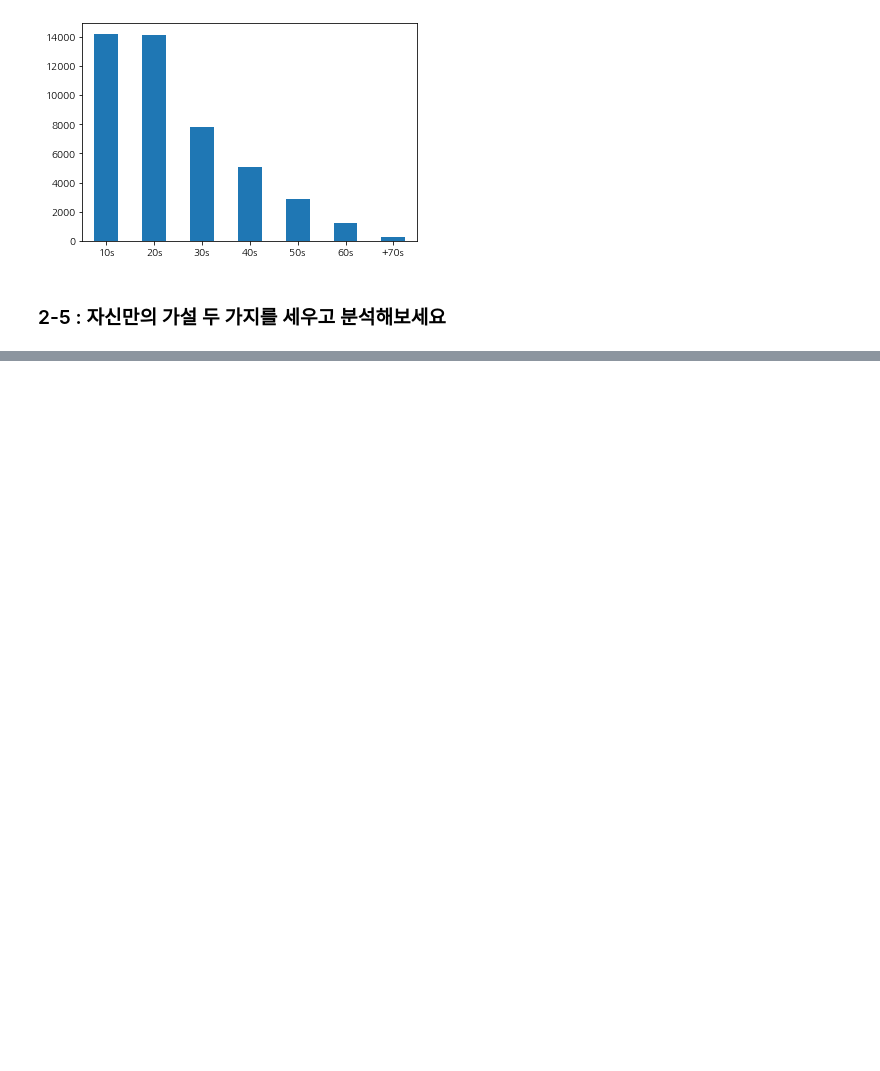
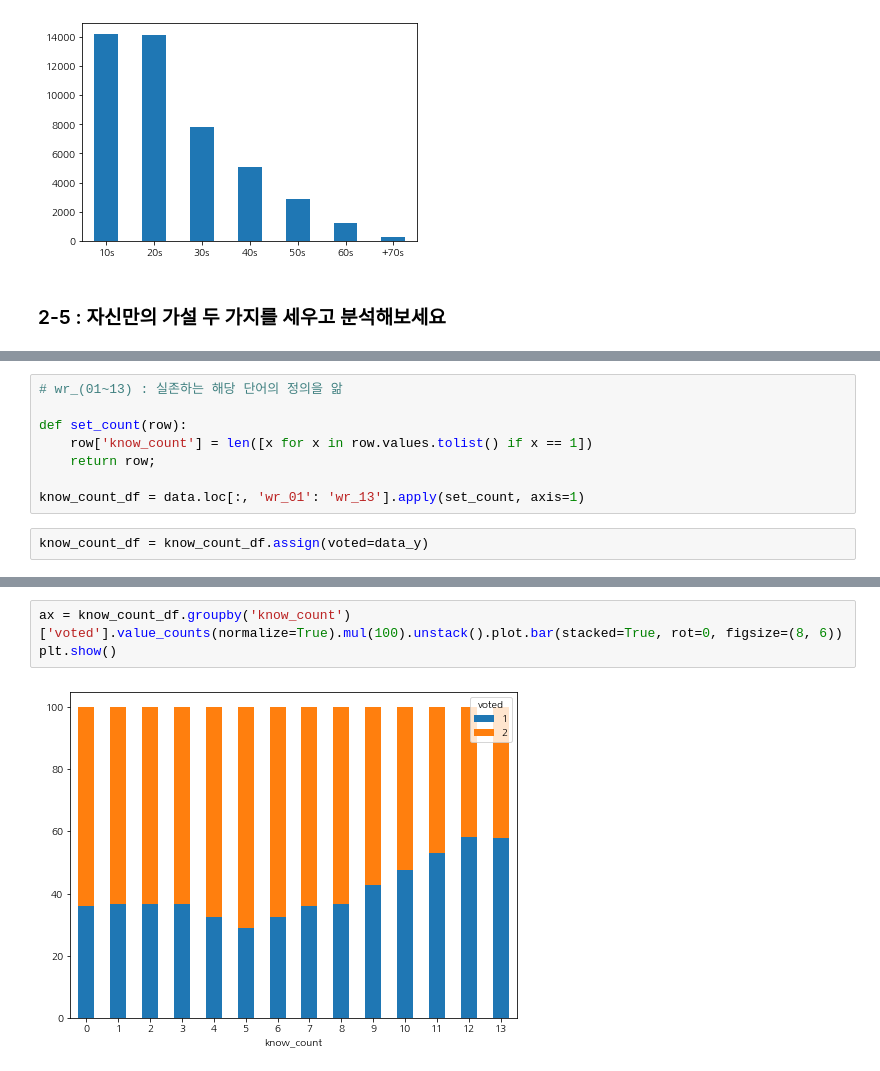
Before and after one commit to KimYongHwi/dacon, a Jupyter notebook: dacon_school/2주차_과제.ipynb, the cells around one changed output, grey strips where cells are left out. Saved outputs shown, nothing was run; the diff lists cells and outputs as text; blank space fills up the shorter version.

```diff
--- a/dacon_school/2주차_과제.ipynb
+++ b/dacon_school/2주차_과제.ipynb
@@ -287,0 +317,10 @@ Name: education, dtype: int64
+# %%
+# wr_(01~13) : 실존하는 해당 단어의 정의을 앎
+
+def set_count(row):
+    row['know_count'] = len([x for x in row.values.tolist() if x == 1])
+    return row;
+
+know_count_df = data.loc[:, 'wr_01': 'wr_13'].apply(set_count, axis=1)
+# %%
+know_count_df = know_count_df.assign(voted=data_y)
@@ -287,0 +343,5 @@ Name: education, dtype: int64
+# %%
+ax = know_count_df.groupby('know_count')['voted'].value_counts(normalize=True).mul(100).unstack().plot.bar(stacked=True, rot=0, figsize=(8, 6))
+plt.show()
+# %% [output]
+[figure, added]
```
Also changed, not shown: parts of 9 cells of this notebook.
